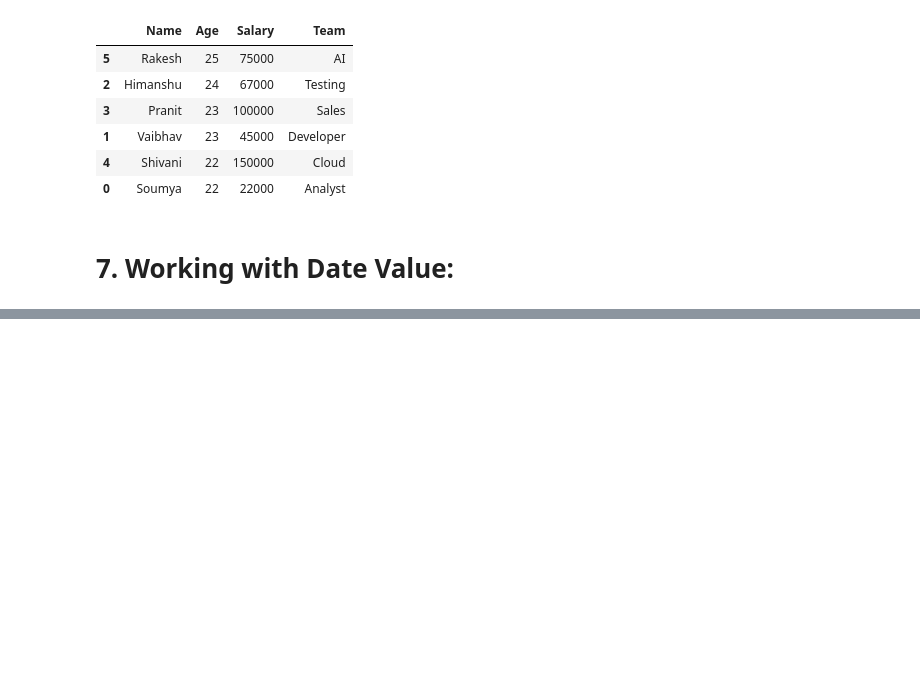
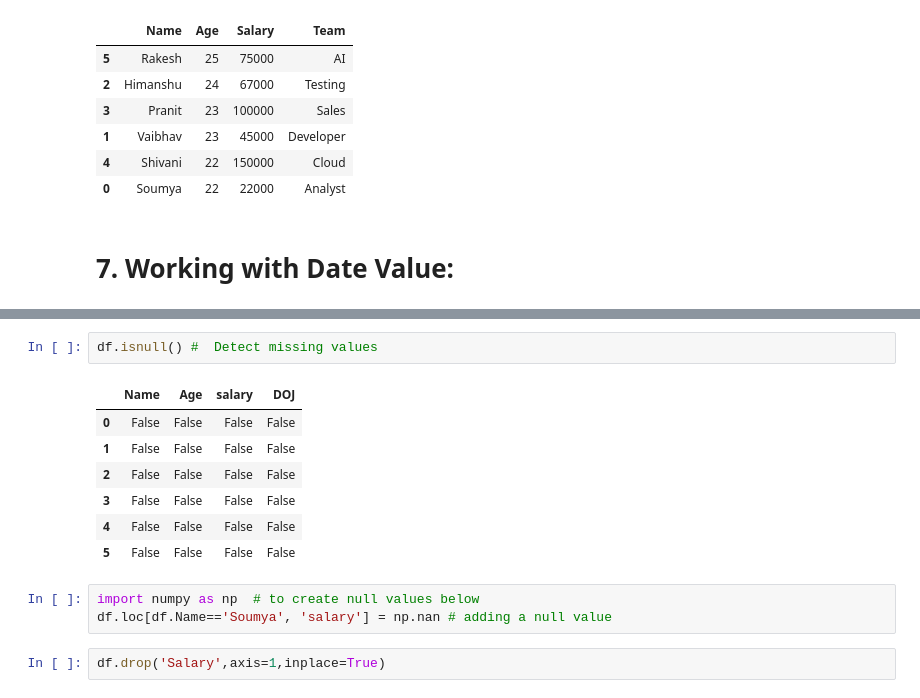
Before and after one commit to balkrushnanaik/Python-Libraries, a Jupyter notebook: Notebook/Learning_Pandas.ipynb, the cells around one changed output, grey strips where cells are left out. Cells and saved outputs as stored; diff of their text form; blank space fills up the shorter version.

```diff
--- a/Notebook/Learning_Pandas.ipynb
+++ b/Notebook/Learning_Pandas.ipynb
@@ -399,0 +452,15 @@ df.sort_values(['Age','Salary'],ascending = False)
+# %%
+df.isnull() #  Detect missing values
+# %% [output]
+|  | Name | Age | salary | DOJ |
+| 0 | False | False | False | False |
+| 1 | False | False | False | False |
+| 2 | False | False | False | False |
+| 3 | False | False | False | False |
+| 4 | False | False | False | False |
+| 5 | False | False | False | False |
+# %%
+import numpy as np  # to create null values below
+df.loc[df.Name=='Soumya', 'salary'] = np.nan # adding a null value
+# %%
+df.drop('Salary',axis=1,inplace=True)
```
Also changed, not shown: parts of 20 cells of this notebook, 1 other file.
